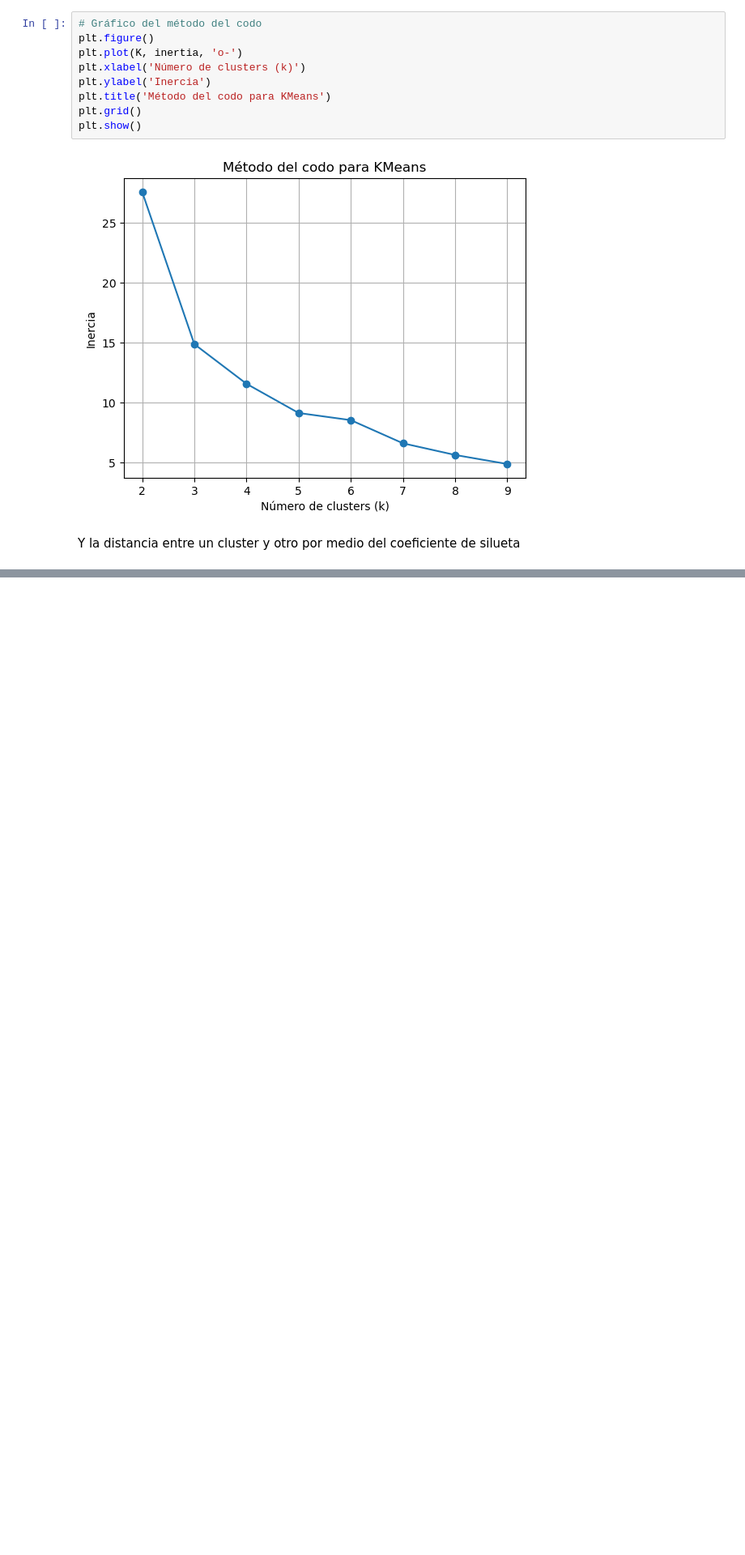
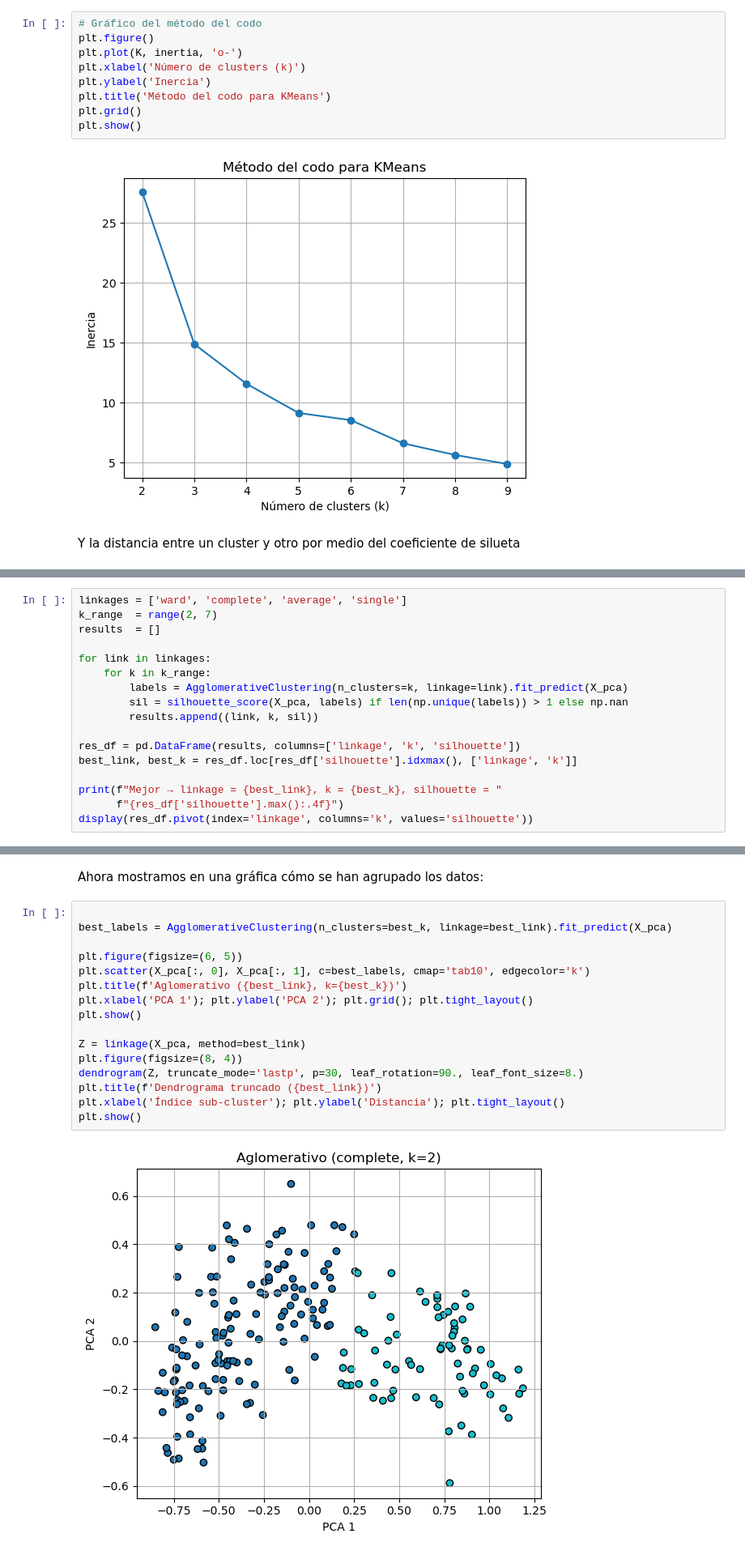
Before and after one commit to 100478705/Grupo25_practica2, a Jupyter notebook: Notebook1.ipynb, the cells around one changed output, grey strips where cells are left out. Shown at 81% size. Saved outputs shown, nothing was run; the diff lists cells and outputs as text; blank space fills up the shorter version.

```diff
--- a/Notebook1.ipynb
+++ b/Notebook1.ipynb
@@ -210,0 +239,17 @@ plt.show()
+# %%
+linkages = ['ward', 'complete', 'average', 'single']
+k_range  = range(2, 7)
+results  = []
+
+for link in linkages:
+    for k in k_range:
+        labels = AgglomerativeClustering(n_clusters=k, linkage=link).fit_predict(X_pca)
+        sil = silhouette_score(X_pca, labels) if len(np.unique(labels)) > 1 else np.nan
+        results.append((link, k, sil))
+
+res_df = pd.DataFrame(results, columns=['linkage', 'k', 'silhouette'])
+best_link, best_k = res_df.loc[res_df['silhouette'].idxmax(), ['linkage', 'k']]
+
+print(f"Mejor → linkage = {best_link}, k = {best_k}, silhouette = "
+      f"{res_df['silhouette'].max():.4f}")
+display(res_df.pivot(index='linkage', columns='k', values='silhouette'))
@@ -210,0 +268,20 @@ plt.show()
+# %% [markdown]
+Ahora mostramos en una gráfica cómo se han agrupado los datos:
+# %%
+
+best_labels = AgglomerativeClustering(n_clusters=best_k, linkage=best_link).fit_predict(X_pca)
+
+plt.figure(figsize=(6, 5))
+plt.scatter(X_pca[:, 0], X_pca[:, 1], c=best_labels, cmap='tab10', edgecolor='k')
+plt.title(f'Aglomerativo ({best_link}, k={best_k})')
+plt.xlabel('PCA 1'); plt.ylabel('PCA 2'); plt.grid(); plt.tight_layout()
+plt.show()
+
+Z = linkage(X_pca, method=best_link)
+plt.figure(figsize=(8, 4))
+dendrogram(Z, truncate_mode='lastp', p=30, leaf_rotation=90., leaf_font_size=8.)
+plt.title(f'Dendrograma truncado ({best_link})')
+plt.xlabel('Índice sub-cluster'); plt.ylabel('Distancia'); plt.tight_layout()
+plt.show()
+# %% [output]
+[figure, added]
```
Also changed, not shown: parts of 28 cells of this notebook, 1 other file.
